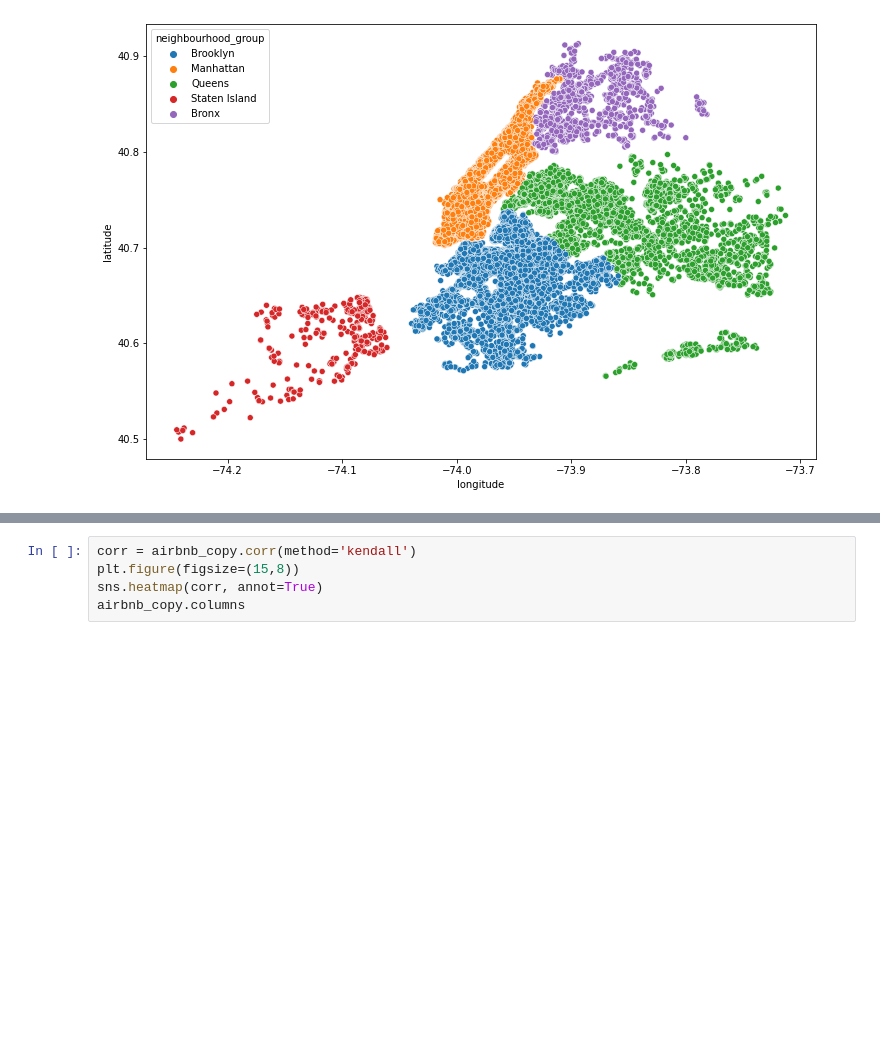
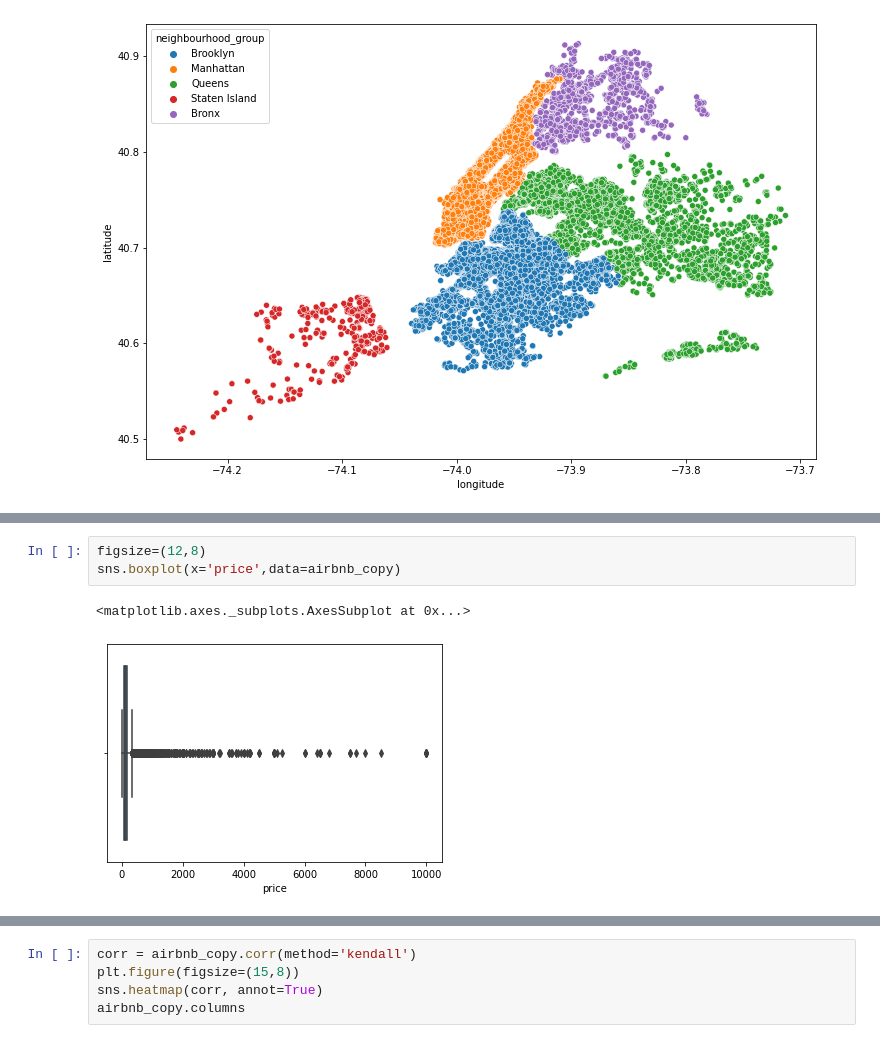
Before and after one commit to nikunjsonule/Airbnb-Booking-Analysis, a Jupyter notebook: Airbnb_Bookings_Analysis_Capstone_Project.ipynb, the cells around one changed output, grey strips where cells are left out. Saved outputs shown, nothing was run; the diff lists cells and outputs as text; blank space fills up the shorter version.

```diff
--- a/Airbnb_Bookings_Analysis_Capstone_Project.ipynb
+++ b/Airbnb_Bookings_Analysis_Capstone_Project.ipynb
@@ -228,0 +242,6 @@ plt.show()
+# %%
+figsize=(12,8)
+sns.boxplot(x='price',data=airbnb_copy)
+# %% [output]
+<matplotlib.axes._subplots.AxesSubplot at 0x...>
+[figure, added]
```
Also changed, not shown: parts of 15 cells of this notebook.
